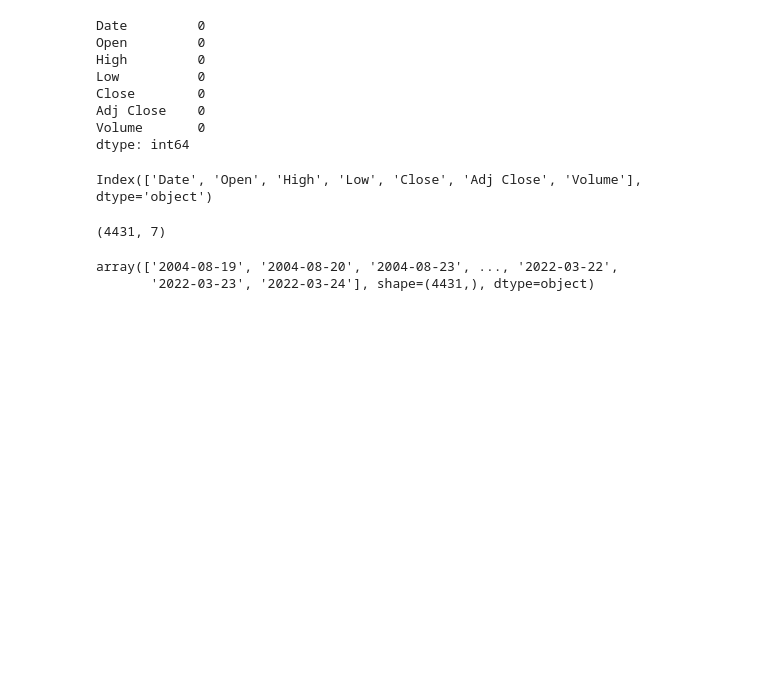
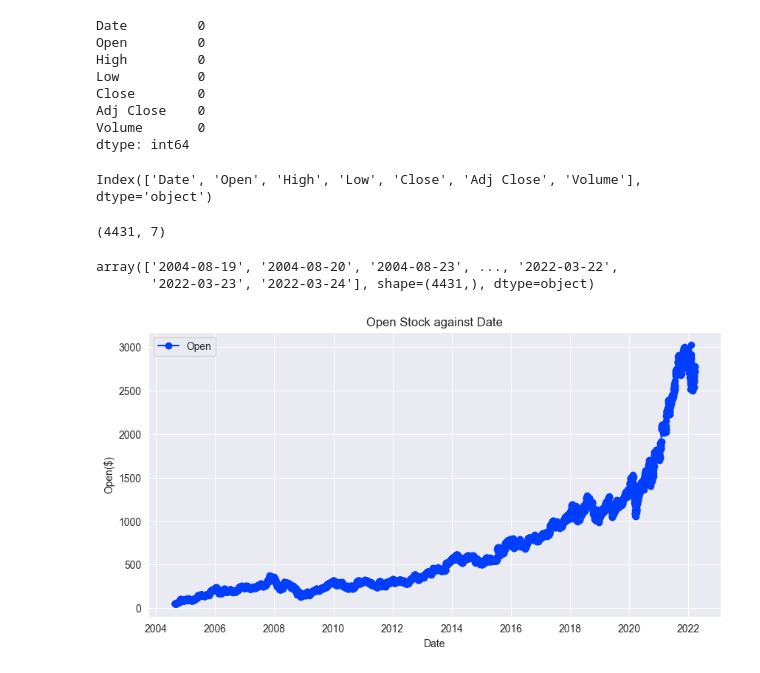
Before and after one commit to ayebaishmo/RDSB, a Jupyter notebook: Group_assignment/trend_analysis.ipynb, the cells around one changed output. Saved outputs shown, nothing was run; the diff lists cells and outputs as text; code cells hidden in the pictures; blank space fills up the shorter version.

```diff
--- a/Group_assignment/trend_analysis.ipynb
+++ b/Group_assignment/trend_analysis.ipynb
@@ -82,3 +82,17 @@ df['Date'].unique()
 # %% [output]
 array(['2004-08-19', '2004-08-20', '2004-08-23', ..., '2022-03-22',
        '2022-03-23', '2022-03-24'], shape=(4431,), dtype=object)
+# %%
+df["Date"] = pd.to_datetime(df["Date"])
+
+plt.figure(figsize=(10, 5))
+plt.plot(df["Date"], df["Open"], marker="o", label="Open")
+
+plt.xlabel("Date")
+plt.ylabel("Open($)")
+plt.title("Open Stock against Date")
+plt.legend()
+plt.grid(True)
+plt.show()
+# %% [output]
+[figure, added]
```
Also changed, not shown: parts of 3 cells of this notebook.
